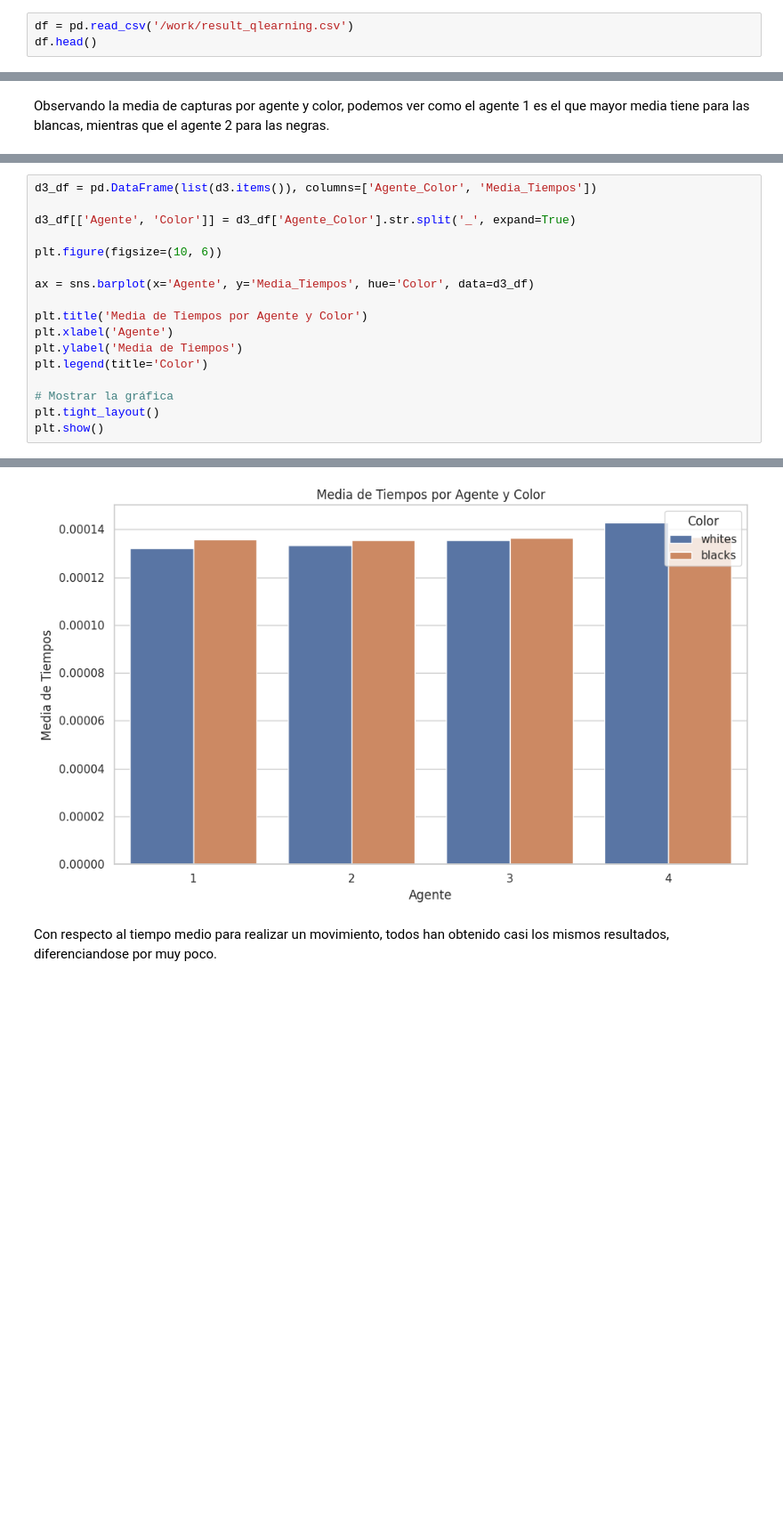
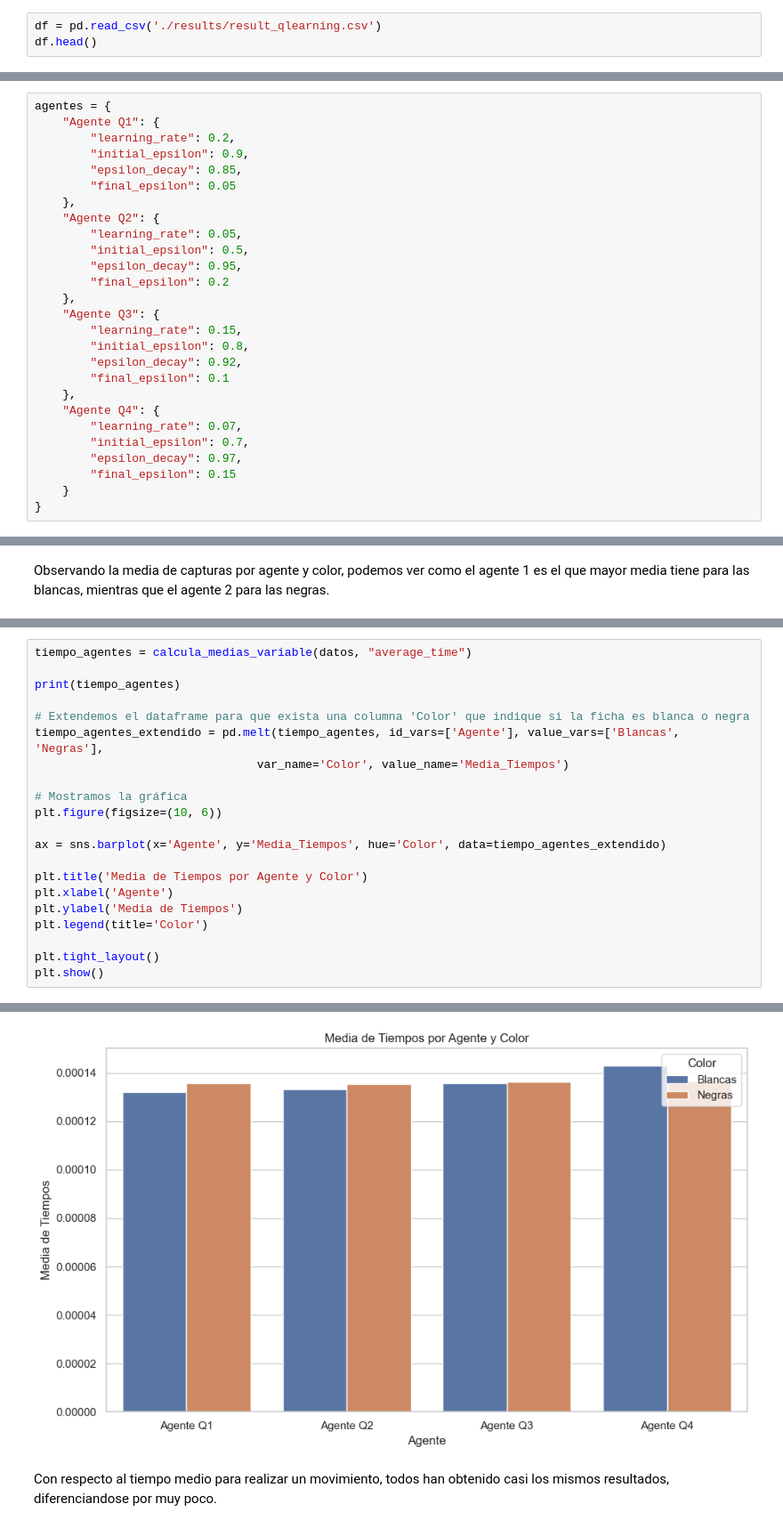
Before and after one commit to Alex-GF/ajedrez-vikinga, a Jupyter notebook: analysis/agents_analysis.ipynb, the cells around one changed output, grey strips where cells are left out. Shown at 89% size. Cells and saved outputs as stored; diff of their text form; blank space fills up the shorter version.

```diff
--- a/analysis/agents_analysis.ipynb
+++ b/analysis/agents_analysis.ipynb
@@ -332,7 +311,7 @@ Y para negras sería:
 # %% [markdown]
 ### Lectura de datos
 # %%
-df = pd.read_csv('/work/result_qlearning.csv')
+df = pd.read_csv('./results/result_qlearning.csv')
 df.head()
 # %% [output]
 |  | learning_rate_whites | initial_epsilon_whites | epsilon_decay_whites | final_epsilon_whites | ... |
@@ -343,0 +327,27 @@ df.head()
+# %%
+agentes = {
+    "Agente Q1": {
+        "learning_rate": 0.2,
+        "initial_epsilon": 0.9,
+        "epsilon_decay": 0.85,
+        "final_epsilon": 0.05
+    },
+    "Agente Q2": {
+        "learning_rate": 0.05,
+        "initial_epsilon": 0.5,
+        "epsilon_decay": 0.95,
+        "final_epsilon": 0.2
+    },
+    "Agente Q3": {
+        "learning_rate": 0.15,
+        "initial_epsilon": 0.8,
+        "epsilon_decay": 0.92,
+        "final_epsilon": 0.1
+    },
+    "Agente Q4": {
+        "learning_rate": 0.07,
+        "initial_epsilon": 0.7,
+        "epsilon_decay": 0.97,
+        "final_epsilon": 0.15
+    }
+}
@@ -531,18 +468,22 @@ d3
 # %%
-d3_df = pd.DataFrame(list(d3.items()), columns=['Agente_Color', 'Media_Tiempos'])
+tiempo_agentes = calcula_medias_variable(datos, "average_time")
 
-d3_df[['Agente', 'Color']] = d3_df['Agente_Color'].str.split('_', expand=True)
+print(tiempo_agentes)
 
+# Extendemos el dataframe para que exista una columna 'Color' que indique si la ficha es blanca o negra
+tiempo_agentes_extendido = pd.melt(tiempo_agentes, id_vars=['Agente'], value_vars=['Blancas', 'Negras'],
+                                var_name='Color', value_name='Media_Tiempos')
+
+# Mostramos la gráfica
 plt.figure(figsize=(10, 6))
 
-ax = sns.barplot(x='Agente', y='Media_Tiempos', hue='Color', data=d3_df)
+ax = sns.barplot(x='Agente', y='Media_Tiempos', hue='Color', data=tiempo_agentes_extendido)
 
 plt.title('Media de Tiempos por Agente y Color')
 plt.xlabel('Agente')
 plt.ylabel('Media de Tiempos')
 plt.legend(title='Color')
 
-# Mostrar la gráfica
 plt.tight_layout()
 plt.show()
 # %% [output]
@@ -549,3 +495,3 @@ plt.show()
-[figure, old version]
+[figure, new version]
 # %% [markdown]
 Con respecto al tiempo medio para realizar un movimiento, todos han obtenido casi los mismos resultados, diferenciandose por muy poco.
```
Also changed, not shown: parts of 54 cells of this notebook, 1 other file.
